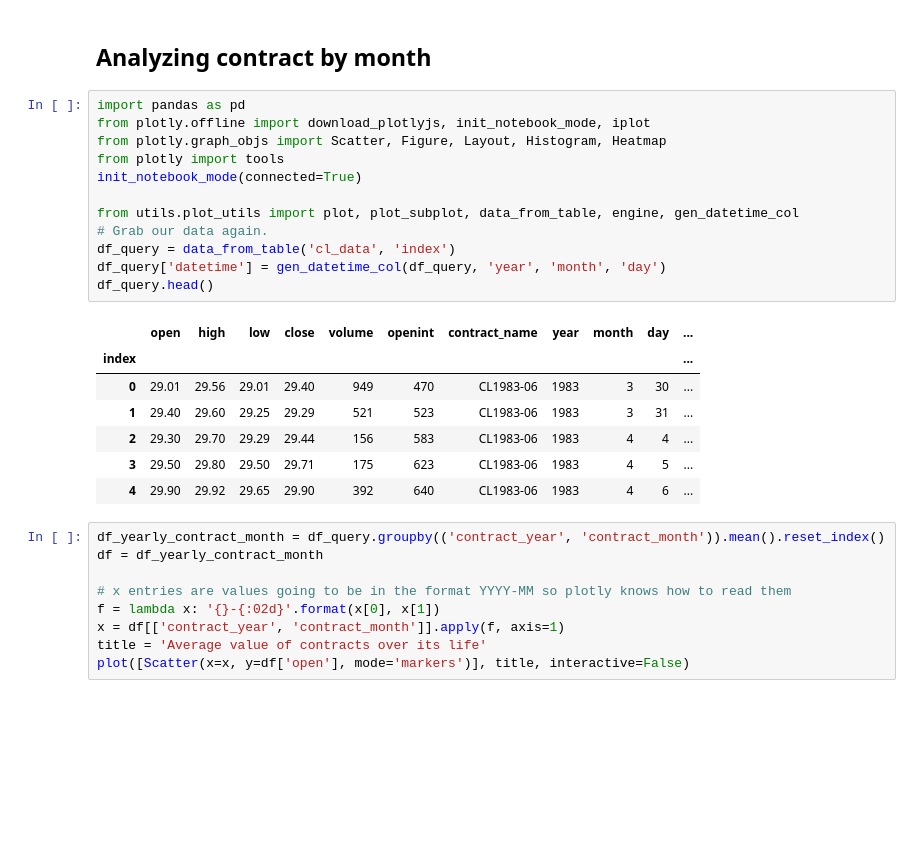
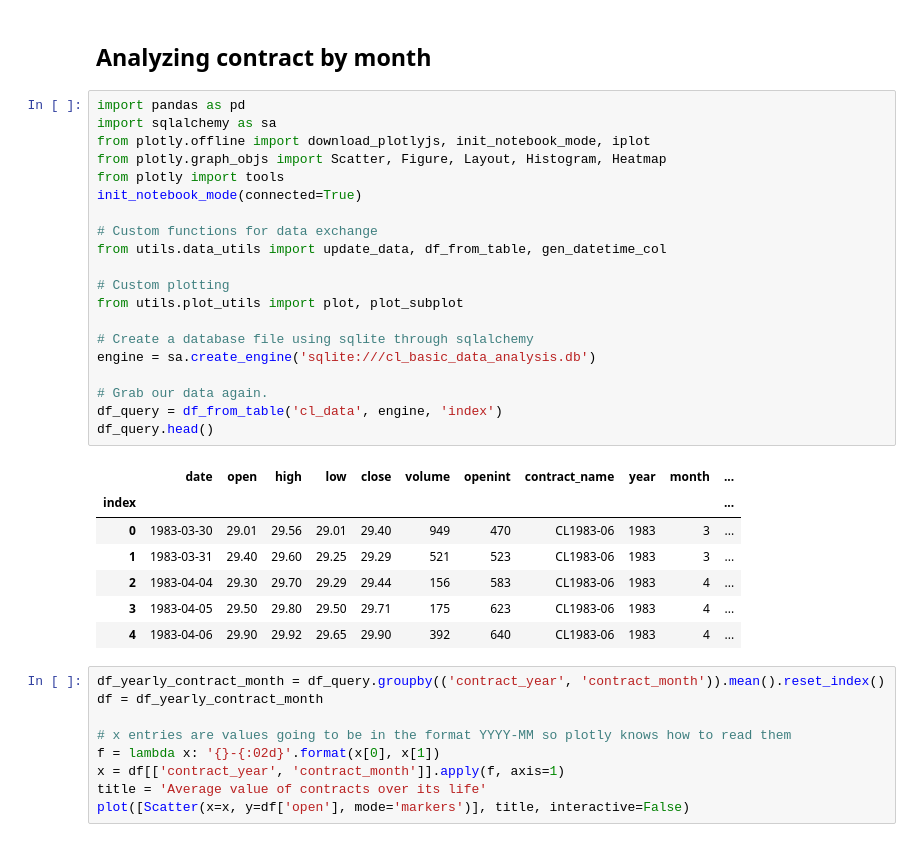
Before and after one commit to akotlerman/data-science-blog, a Jupyter notebook: 3. Analyze Contractrs by Month.ipynb, the cells around one changed output. Cells and saved outputs as stored; diff of their text form; blank space fills up the shorter version.

Commit message:
Lots of little improvements
Improved Utils and improved readability of posts.

```diff
--- a/3. Analyze Contractrs by Month.ipynb
+++ b/3. Analyze Contractrs by Month.ipynb
@@ -2,24 +2,32 @@
 ## Analyzing contract by month
 # %%
 import pandas as pd
+import sqlalchemy as sa
 from plotly.offline import download_plotlyjs, init_notebook_mode, iplot
 from plotly.graph_objs import Scatter, Figure, Layout, Histogram, Heatmap
 from plotly import tools
 init_notebook_mode(connected=True)
 
-from utils.plot_utils import plot, plot_subplot, data_from_table, engine, gen_datetime_col
+# Custom functions for data exchange
+from utils.data_utils import update_data, df_from_table, gen_datetime_col
+
+# Custom plotting
+from utils.plot_utils import plot, plot_subplot
+
+# Create a database file using sqlite through sqlalchemy
+engine = sa.create_engine('sqlite:///cl_basic_data_analysis.db')
+
 # Grab our data again.
-df_query = data_from_table('cl_data', 'index')
-df_query['datetime'] = gen_datetime_col(df_query, 'year', 'month', 'day')
+df_query = df_from_table('cl_data', engine, 'index')
 df_query.head()
 # %% [output]
-|  | open | high | low | close | volume | openint | contract_name | year | month | day | ... |
+|  | date | open | high | low | close | volume | openint | contract_name | year | month | ... |
 | index |  |  |  |  |  |  |  |  |  |  | ... |
-| 0 | 29.01 | 29.56 | 29.01 | 29.40 | 949 | 470 | CL1983-06 | 1983 | 3 | 30 | ... |
-| 1 | 29.40 | 29.60 | 29.25 | 29.29 | 521 | 523 | CL1983-06 | 1983 | 3 | 31 | ... |
-| 2 | 29.30 | 29.70 | 29.29 | 29.44 | 156 | 583 | CL1983-06 | 1983 | 4 | 4 | ... |
-| 3 | 29.50 | 29.80 | 29.50 | 29.71 | 175 | 623 | CL1983-06 | 1983 | 4 | 5 | ... |
-| 4 | 29.90 | 29.92 | 29.65 | 29.90 | 392 | 640 | CL1983-06 | 1983 | 4 | 6 | ... |
+| 0 | 1983-03-30 | 29.01 | 29.56 | 29.01 | 29.40 | 949 | 470 | CL1983-06 | 1983 | 3 | ... |
+| 1 | 1983-03-31 | 29.40 | 29.60 | 29.25 | 29.29 | 521 | 523 | CL1983-06 | 1983 | 3 | ... |
+| 2 | 1983-04-04 | 29.30 | 29.70 | 29.29 | 29.44 | 156 | 583 | CL1983-06 | 1983 | 4 | ... |
+| 3 | 1983-04-05 | 29.50 | 29.80 | 29.50 | 29.71 | 175 | 623 | CL1983-06 | 1983 | 4 | ... |
+| 4 | 1983-04-06 | 29.90 | 29.92 | 29.65 | 29.90 | 392 | 640 | CL1983-06 | 1983 | 4 | ... |
 # %%
 df_yearly_contract_month = df_query.groupby(('contract_year', 'contract_month')).mean().reset_index()
 df = df_yearly_contract_month
```
Also changed, not shown: 7 other files.
